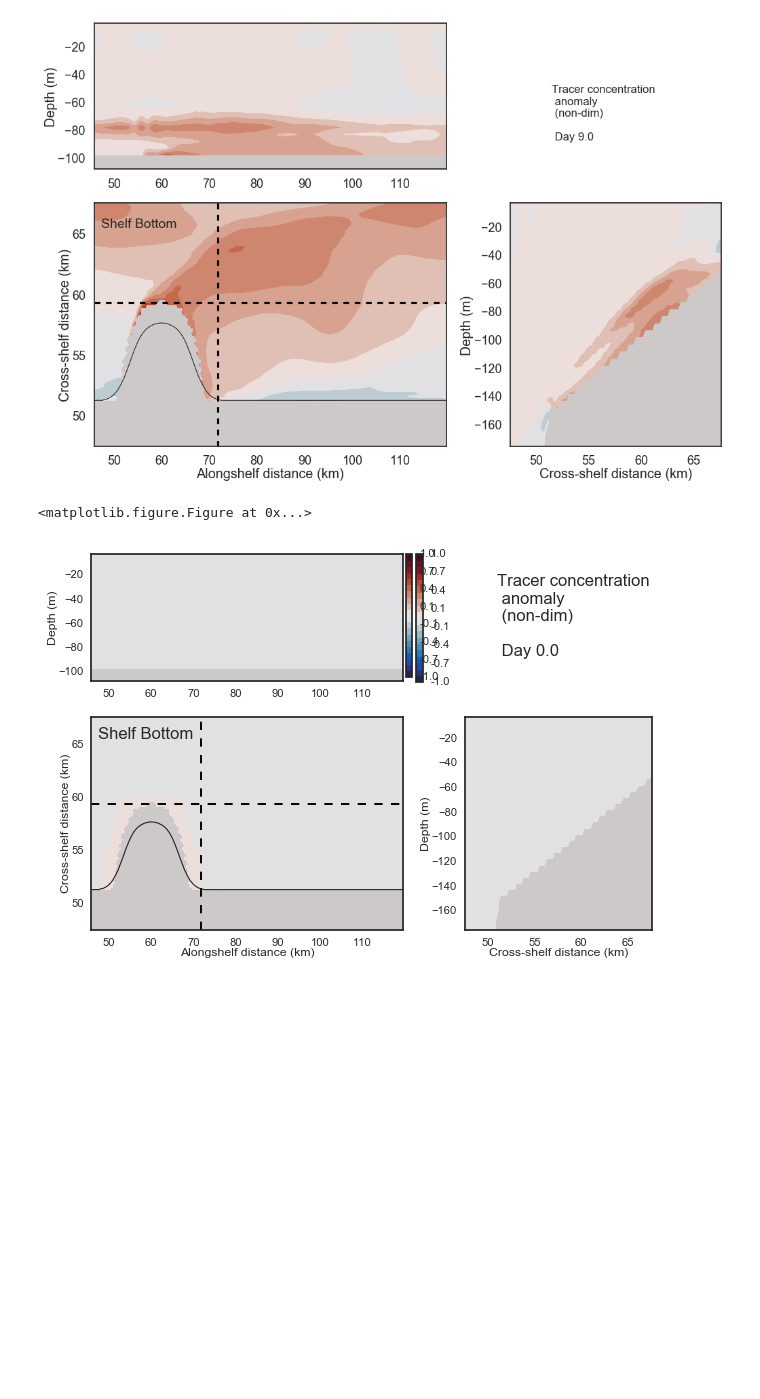
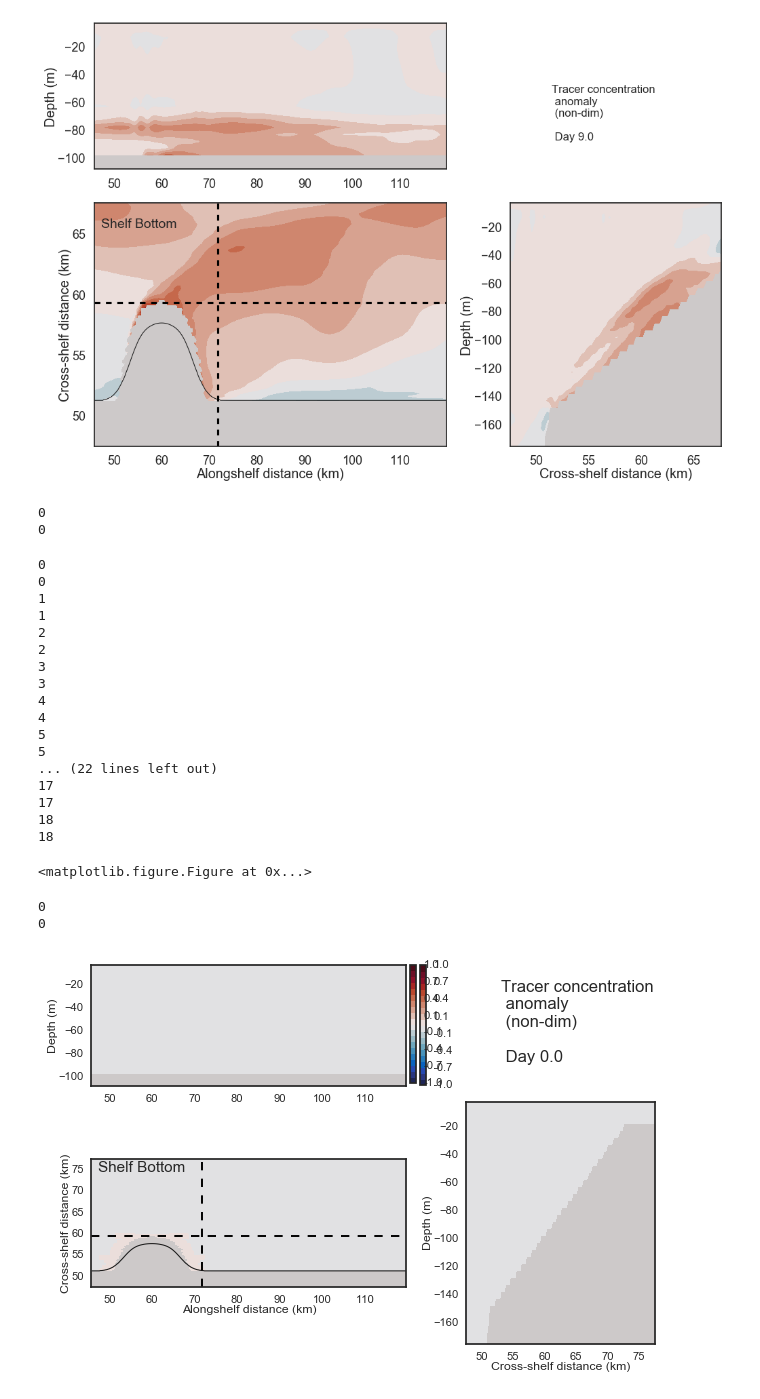
Before and after one commit to UBC-MOAD/outputanalysisnotebooks, a Jupyter notebook: PythonScripts/Paper1Figures/Frames_BottomConcBaseCase.ipynb, the cells around one changed output. Cells and saved outputs as stored; diff of their text form; code cells hidden in the pictures; blank space fills up the shorter version.

```diff
--- a/PythonScripts/Paper1Figures/Frames_BottomConcBaseCase.ipynb
+++ b/PythonScripts/Paper1Figures/Frames_BottomConcBaseCase.ipynb
@@ -284,7 +284,7 @@ nz = 90
 nt = 19 # t dimension size
 
 xslice=slice(100,360)
-yslice=slice(100,300)
+yslice=slice(100,330)
 
 xind = 240
 yind = 267 # y index for alongshore cross-section
@@ -294,7 +294,7 @@ zslice = slice(0,22)
 # plot2
 zslice_2 = slice(0,35)
 # plot 3
-yslice_bac = slice(200,300)
+yslice_bac = slice(200,330)
 xslice_bac = slice(100,360)
 
 hFacmasked = np.ma.masked_values(grid.HFacC.data, 0)
@@ -321,7 +321,7 @@ def next_frame(t):
 
     timeIndex = starttime + t
     data = ConcFilt[timeIndex,yslice_bac,xslice]
-    gs0 = gspec.GridSpec(2, 2, height_ratios=[0.6,1], width_ratios=[1,0.6])
+    gs0 = gspec.GridSpec(2, 2, height_ratios=[0.5,1], width_ratios=[1,0.6])
 
     Plot1(gs0[0,0],t,ptracers.Tr1.isel(Y=267),zslice, yind, xslice,Trmin=0.8,Trmax=2.2) # x-z contours conc
 
@@ -388,10 +389,10 @@ cmap_name2 = cmo.cm.tempo
 sns.set_context('paper')
 sns.set_style('white')
 
-plt.rcParams['font.size'] = 12.0
+plt.rcParams['font.size'] = 11.0
 
 
-gs0 = gspec.GridSpec(2, 2, height_ratios=[0.6,1], width_ratios=[1,0.6])
+gs0 = gspec.GridSpec(2, 2, height_ratios=[0.5,1], width_ratios=[1,0.6])
 
 trmax = 8
 trmin=-8
@@ -417,7 +418,9 @@ def next_frameAnom(t):
 
     timeIndex = starttime + t
     data = ConcFilt[timeIndex,yslice_bac,xslice]
-    gs0 = gspec.GridSpec(2, 2, height_ratios=[0.6,1], width_ratios=[1,0.6])
+    print(timeIndex)
+    print(t)
+    gs0 = gspec.GridSpec(2, 2, height_ratios=[0.5,1], width_ratios=[1,0.6])
 
     Plot1anom(gs0[0,0],t,ptracers.Tr1.isel(Y=yind),ptracersNoC.Tr1.isel(Y=yind),
               zslice,267,xslice,Trmin=-1,Trmax=1) # x-z contours conc
@@ -456,30 +459,51 @@ for tt in range(19):
 # %%
 dpi=300
 fig = plt.figure(figsize=(12,14),dpi=dpi)
 
 cmap_name = cmo.cm.balance
 sns.set_context('paper')
 sns.set_style('white')
 
-plt.rcParams['font.size'] = 12.0
+plt.rcParams['font.size'] = 11.0
 
 
-gs0 = gspec.GridSpec(2, 2, height_ratios=[0.6,1], width_ratios=[1,0.6])
+gs0 = gspec.GridSpec(2, 2, height_ratios=[0.5,1], width_ratios=[1,0.6])
 
 trmax = 8
 trmin=-8
 
 starttime = 0
 
 fig = plt.figure()
 
 def init():
     next_frameAnom(0)
 
 Writer = animation.writers['ffmpeg']
 writer = Writer(fps=1.2, metadata=dict(artist='Me'), bitrate=-1)
 anim = animation.FuncAnimation(fig, next_frameAnom,init_func=init, frames=19,repeat=False)
 anim.save('SI_ms01.mp4',writer=writer)
 # %% [output]
-<matplotlib.figure.Figure at 0x...>
+0
+0
+0
+0
+1
+1
+2
+2
+3
+3
+4
+4
+5
+5
+... (22 lines left out)
+17
+17
+18
+18
+<matplotlib.figure.Figure at 0x...>
+0
+0
-[figure, old version]
+[figure, new version]
```
Also changed, not shown: parts of 5 cells of this notebook, 2 other files.
